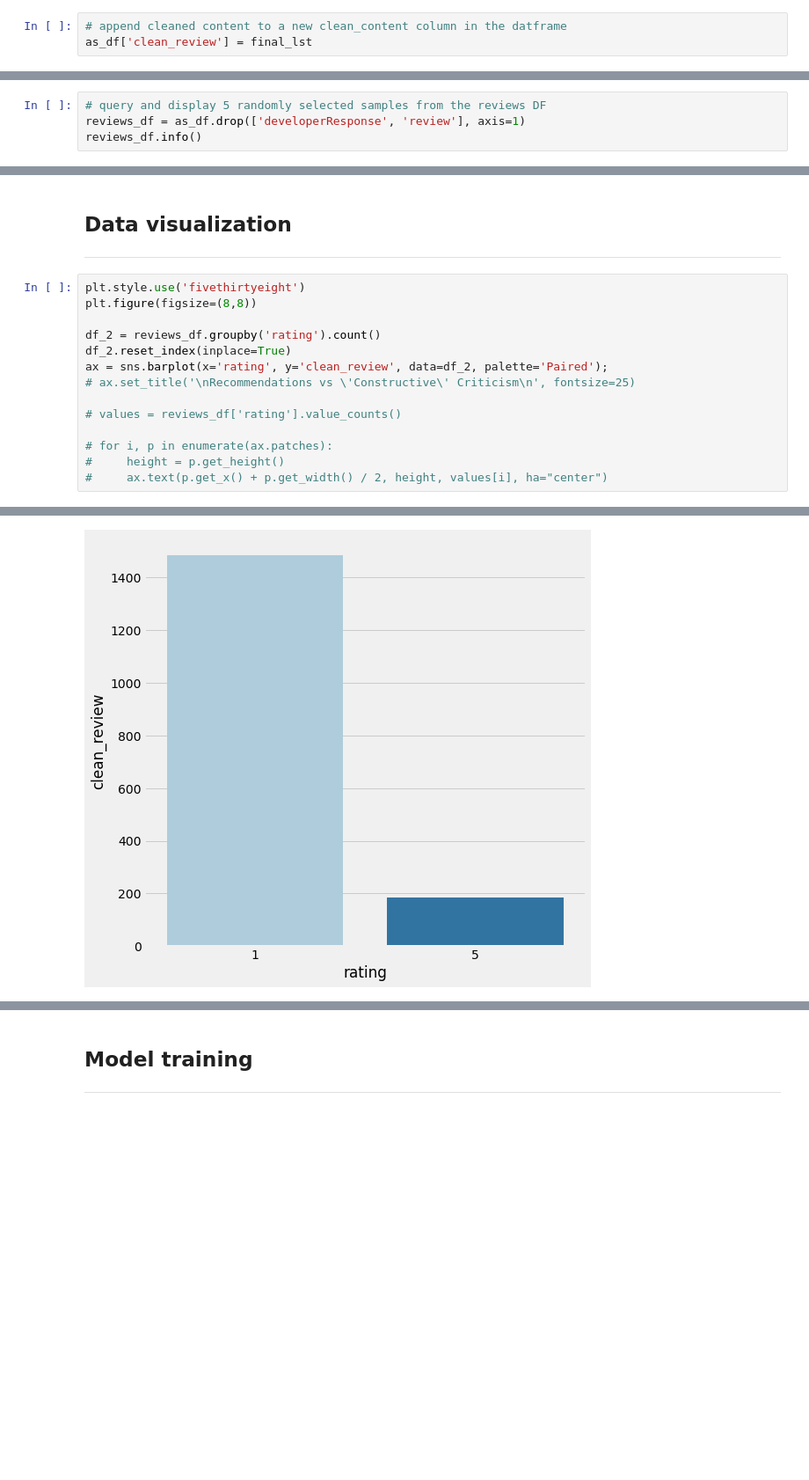
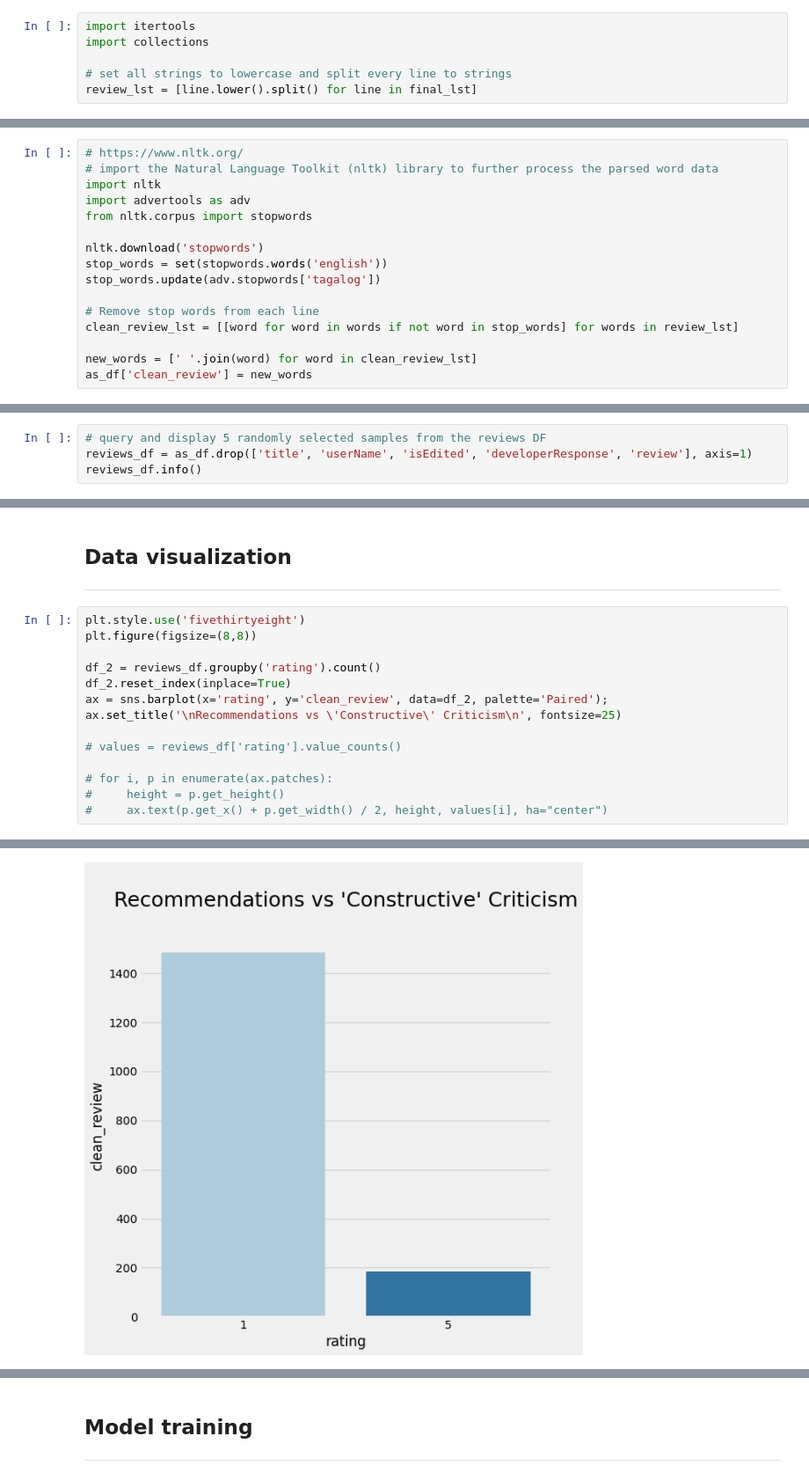
Before and after one commit to kentregs/mynt-cadetship-final-capstone-project-repo, a Jupyter notebook: [4] AS - SVM_sentiment_analysis.ipynb, the cells around one changed output, grey strips where cells are left out. Shown: that part at 88% size. Drawn from its saved outputs; the diff is of its cells as text; blank space fills up the shorter version.

```diff
--- a/[4] AS - SVM_sentiment_analysis.ipynb
+++ b/[4] AS - SVM_sentiment_analysis.ipynb
@@ -77,6 +94,9 @@ for review in clean_lst:
     final_review = cleaner(review)
     # use the strip method to remove leading and trailing characters before appending the cleaned review into the list
     final_lst.append(final_review.strip())
-# %%
-# append cleaned content to a new clean_content column in the datframe
-as_df['clean_review'] = final_lst
+# %%
+import itertools
+import collections
+
+# set all strings to lowercase and split every line to strings
+review_lst = [line.lower().split() for line in final_lst]
@@ -82,0 +105,16 @@ as_df['clean_review'] = final_lst
+# %%
+# https://www.nltk.org/
+# import the Natural Language Toolkit (nltk) library to further process the parsed word data
+import nltk
+import advertools as adv
+from nltk.corpus import stopwords
+
+nltk.download('stopwords')
+stop_words = set(stopwords.words('english'))
+stop_words.update(adv.stopwords['tagalog'])
+
+# Remove stop words from each line
+clean_review_lst = [[word for word in words if not word in stop_words] for words in review_lst]
+
+new_words = [' '.join(word) for word in clean_review_lst]
+as_df['clean_review'] = new_words
@@ -113,7 +180,7 @@ dtypes: bool(1), int64(1), object(6)
 memory usage: 93.0+ KB
 # %%
 # query and display 5 randomly selected samples from the reviews DF
-reviews_df = as_df.drop(['developerResponse', 'review'], axis=1)
+reviews_df = as_df.drop(['title', 'userName', 'isEdited', 'developerResponse', 'review'], axis=1)
 reviews_df.info()
 # %% [output]
 <class 'pandas.core.frame.DataFrame'>
@@ -189,7 +250,7 @@ plt.figure(figsize=(8,8))
 df_2 = reviews_df.groupby('rating').count()
 df_2.reset_index(inplace=True)
 ax = sns.barplot(x='rating', y='clean_review', data=df_2, palette='Paired');
-# ax.set_title('\nRecommendations vs \'Constructive\' Criticism\n', fontsize=25)
+ax.set_title('\nRecommendations vs \'Constructive\' Criticism\n', fontsize=25)
 
 # values = reviews_df['rating'].value_counts()
 
@@ -200,4 +262,4 @@ ax = sns.barplot(x='rating', y='clean_review', data=df_2, palette='Paired');
-[figure, old version]
+[figure, new version]
 # %%
 plt.style.use('fivethirtyeight')
 
```
Also changed, not shown: parts of 23 cells of this notebook, 4 other files.
